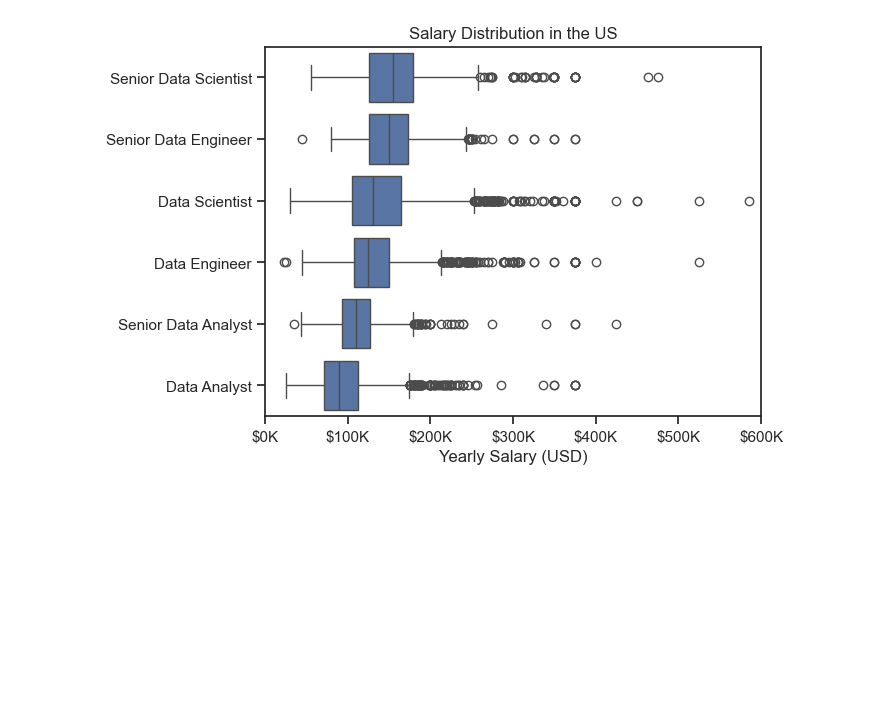
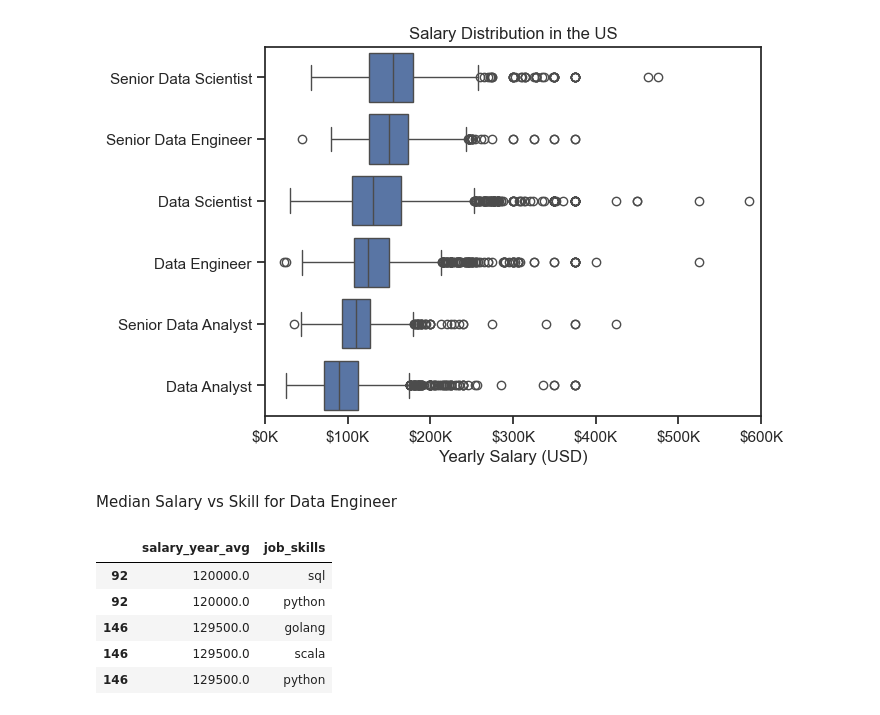
Before and after one commit to shaka2109/Python-Data-Course, a Jupyter notebook: 3_project/4.Salary_analysis.ipynb, the cells around one changed output. Cells and saved outputs as stored; diff of their text form; code cells hidden in the pictures; blank space fills up the shorter version.

```diff
--- a/3_project/4.Salary_analysis.ipynb
+++ b/3_project/4.Salary_analysis.ipynb
@@ -42,3 +42,5 @@ ax =plt.gca()
 ax.xaxis.set_major_formatter(plt.FuncFormatter(lambda x, pos: f'${int(x/1000)}K'))
 # %% [output]
 [figure]
+# %% [markdown]
+Median Salary vs Skill for Data Engineer
@@ -44,0 +51,9 @@ ax.xaxis.set_major_formatter(plt.FuncFormatter(lambda x, pos: f'${int(x/1000)}K'
+# %%
+df_US_DE[['salary_year_avg','job_skills']].head()
+# %% [output]
+|  | salary_year_avg | job_skills |
+| 92 | 120000.0 | sql |
+| 92 | 120000.0 | python |
+| 146 | 129500.0 | golang |
+| 146 | 129500.0 | scala |
+| 146 | 129500.0 | python |
```
Also changed, not shown: parts of 4 cells of this notebook, 2 other files.
